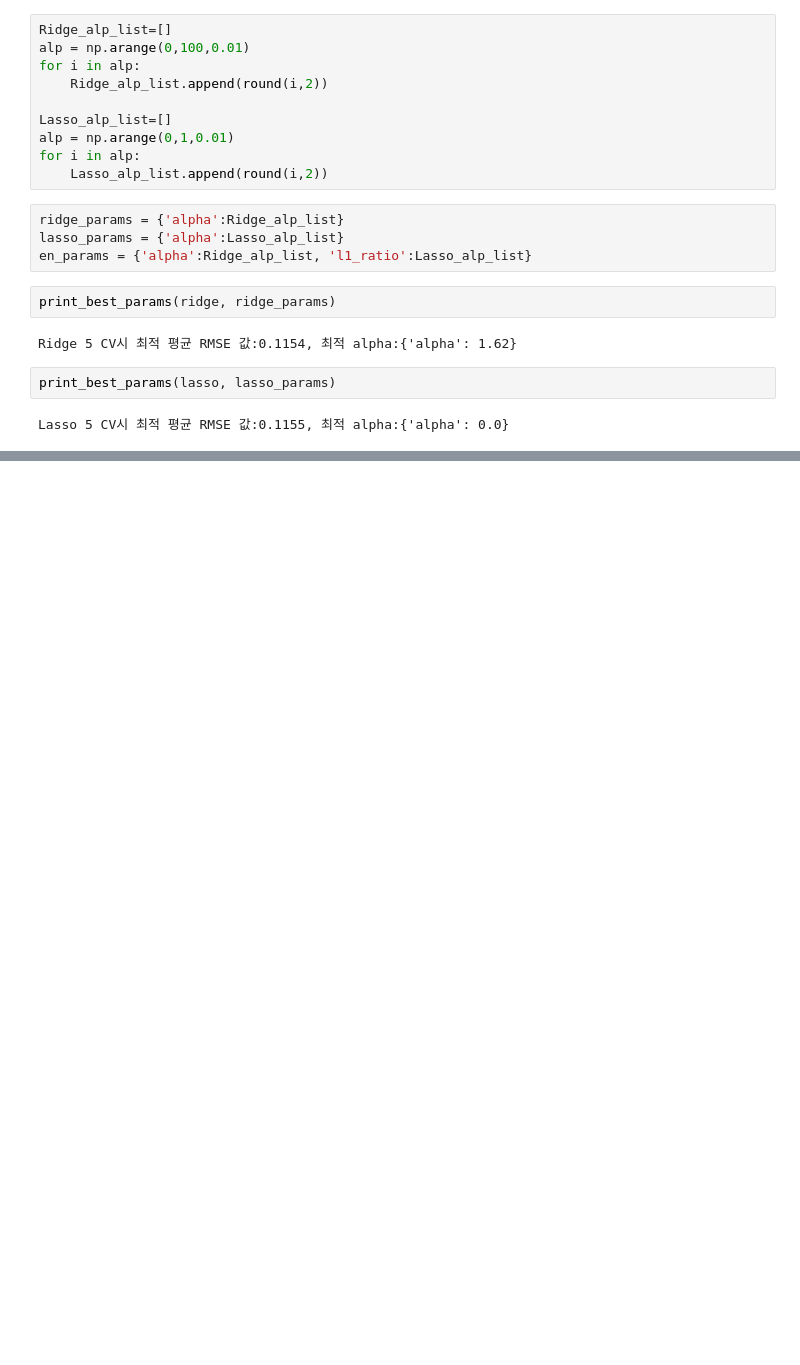
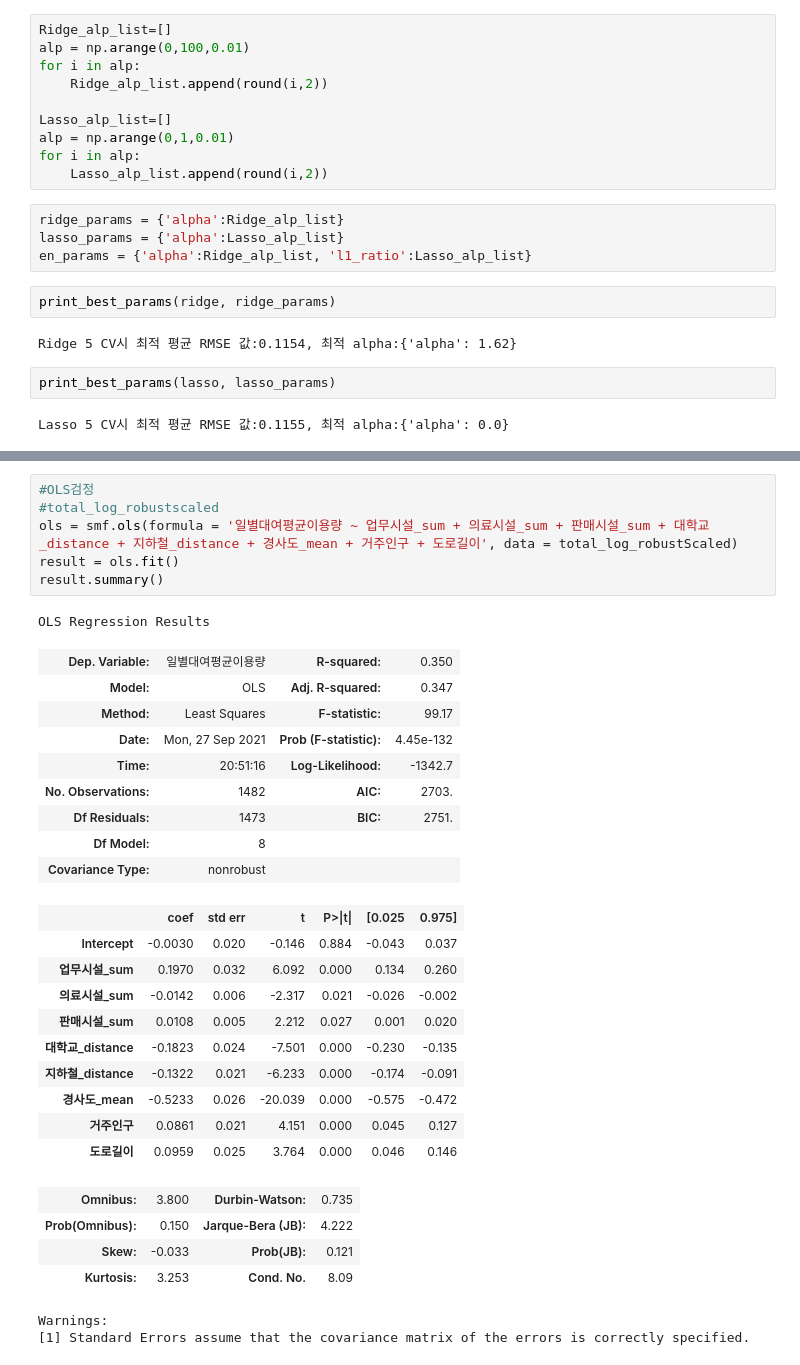
Before and after one commit to daehyun0411/IGPS, a Jupyter notebook: Modeling/LinearRegression.ipynb, the cells around one changed output, grey strips where cells are left out. Drawn from its saved outputs; the diff is of its cells as text; blank space fills up the shorter version.

```diff
--- a/Modeling/LinearRegression.ipynb
+++ b/Modeling/LinearRegression.ipynb
@@ -364,0 +510,33 @@ Lasso 5 CV시 최적 평균 RMSE 값:0.1155, 최적 alpha:{'alpha': 0.0}
+# %%
+#OLS검정
+#total_log_robustscaled
+ols = smf.ols(formula = '일별대여평균이용량 ~ 업무시설_sum + 의료시설_sum + 판매시설_sum + 대학교_distance + 지하철_distance + 경사도_mean + 거주인구 + 도로길이', data = total_log_robustScaled)
+result = ols.fit()
+result.summary()
+# %% [output]
+OLS Regression Results
+| Dep. Variable: | 일별대여평균이용량 | R-squared: | 0.350 |
+| Model: | OLS | Adj. R-squared: | 0.347 |
+| Method: | Least Squares | F-statistic: | 99.17 |
+| Date: | Mon, 27 Sep 2021 | Prob (F-statistic): | 4.45e-132 |
+| Time: | 20:51:16 | Log-Likelihood: | -1342.7 |
+| No. Observations: | 1482 | AIC: | 2703. |
+| Df Residuals: | 1473 | BIC: | 2751. |
+| Df Model: | 8 |  |  |
+| Covariance Type: | nonrobust |  |  |
+|  | coef | std err | t | P>|t| | [0.025 | 0.975] |
+| Intercept | -0.0030 | 0.020 | -0.146 | 0.884 | -0.043 | 0.037 |
+| 업무시설_sum | 0.1970 | 0.032 | 6.092 | 0.000 | 0.134 | 0.260 |
+| 의료시설_sum | -0.0142 | 0.006 | -2.317 | 0.021 | -0.026 | -0.002 |
+| 판매시설_sum | 0.0108 | 0.005 | 2.212 | 0.027 | 0.001 | 0.020 |
+| 대학교_distance | -0.1823 | 0.024 | -7.501 | 0.000 | -0.230 | -0.135 |
+| 지하철_distance | -0.1322 | 0.021 | -6.233 | 0.000 | -0.174 | -0.091 |
+| 경사도_mean | -0.5233 | 0.026 | -20.039 | 0.000 | -0.575 | -0.472 |
+| 거주인구 | 0.0861 | 0.021 | 4.151 | 0.000 | 0.045 | 0.127 |
+| 도로길이 | 0.0959 | 0.025 | 3.764 | 0.000 | 0.046 | 0.146 |
+| Omnibus: | 3.800 | Durbin-Watson: | 0.735 |
+| Prob(Omnibus): | 0.150 | Jarque-Bera (JB): | 4.222 |
+| Skew: | -0.033 | Prob(JB): | 0.121 |
+| Kurtosis: | 3.253 | Cond. No. | 8.09 |
+Warnings:
+[1] Standard Errors assume that the covariance matrix of the errors is correctly specified.
```
Also changed, not shown: parts of 12 cells of this notebook.
